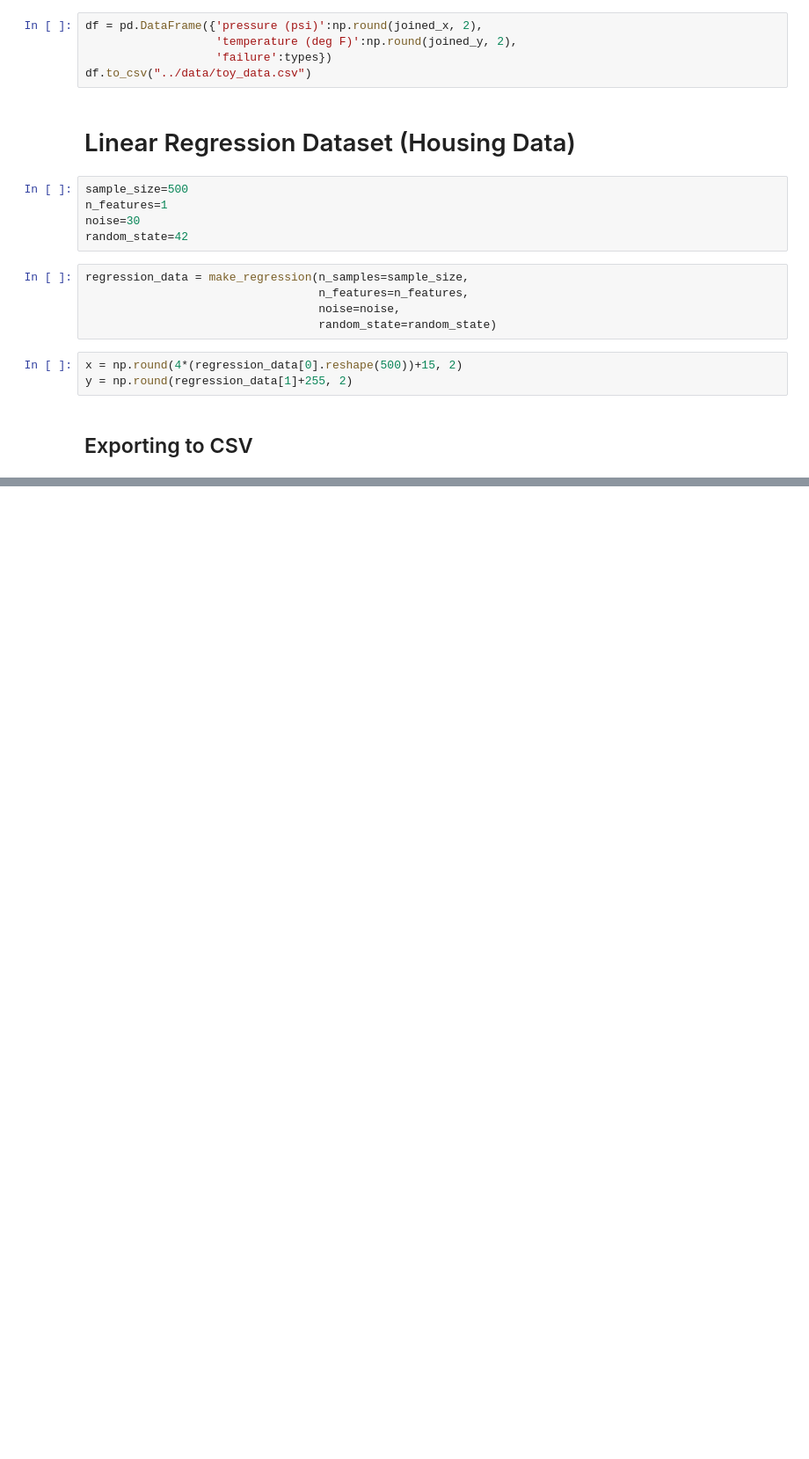
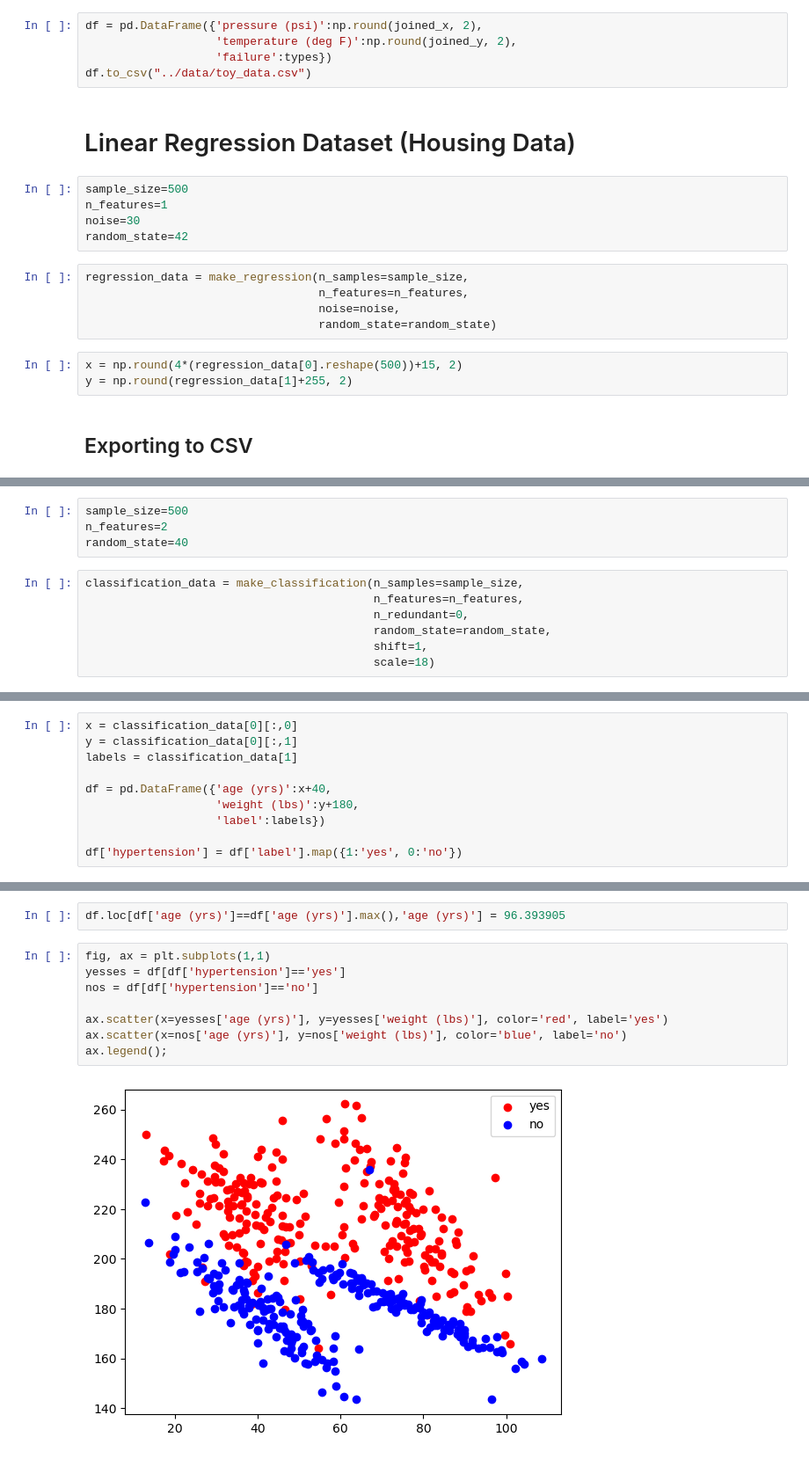
Before and after one commit to papir805/Stanford-ML-Class, a Jupyter notebook: notebooks/generate_data.ipynb, the cells around one changed output, grey strips where cells are left out. Shown at 88% size. Saved outputs shown, nothing was run; the diff lists cells and outputs as text; blank space fills up the shorter version.

Commit message:
Created hypertension data and small changes to housing data

```diff
--- a/notebooks/generate_data.ipynb
+++ b/notebooks/generate_data.ipynb
@@ -83,0 +87,11 @@ df.to_csv("../data/housing_data.csv")
+# %%
+sample_size=500
+n_features=2
+random_state=40
+# %%
+classification_data = make_classification(n_samples=sample_size,
+                                          n_features=n_features,
+                                          n_redundant=0,
+                                          random_state=random_state,
+                                          shift=1,
+                                          scale=18)
@@ -83,0 +102,10 @@ df.to_csv("../data/housing_data.csv")
+# %%
+x = classification_data[0][:,0]
+y = classification_data[0][:,1]
+labels = classification_data[1]
+
+df = pd.DataFrame({'age (yrs)':x+40,
+                   'weight (lbs)':y+180,
+                   'label':labels})
+
+df['hypertension'] = df['label'].map({1:'yes', 0:'no'})
@@ -83,0 +121,12 @@ df.to_csv("../data/housing_data.csv")
+# %%
+df.loc[df['age (yrs)']==df['age (yrs)'].max(),'age (yrs)'] = 96.393905
+# %%
+fig, ax = plt.subplots(1,1)
+yesses = df[df['hypertension']=='yes']
+nos = df[df['hypertension']=='no']
+
+ax.scatter(x=yesses['age (yrs)'], y=yesses['weight (lbs)'], color='red', label='yes')
+ax.scatter(x=nos['age (yrs)'], y=nos['weight (lbs)'], color='blue', label='no')
+ax.legend();
+# %% [output]
+[figure, added]
```
Also changed, not shown: parts of 6 cells of this notebook, 3 other files.
